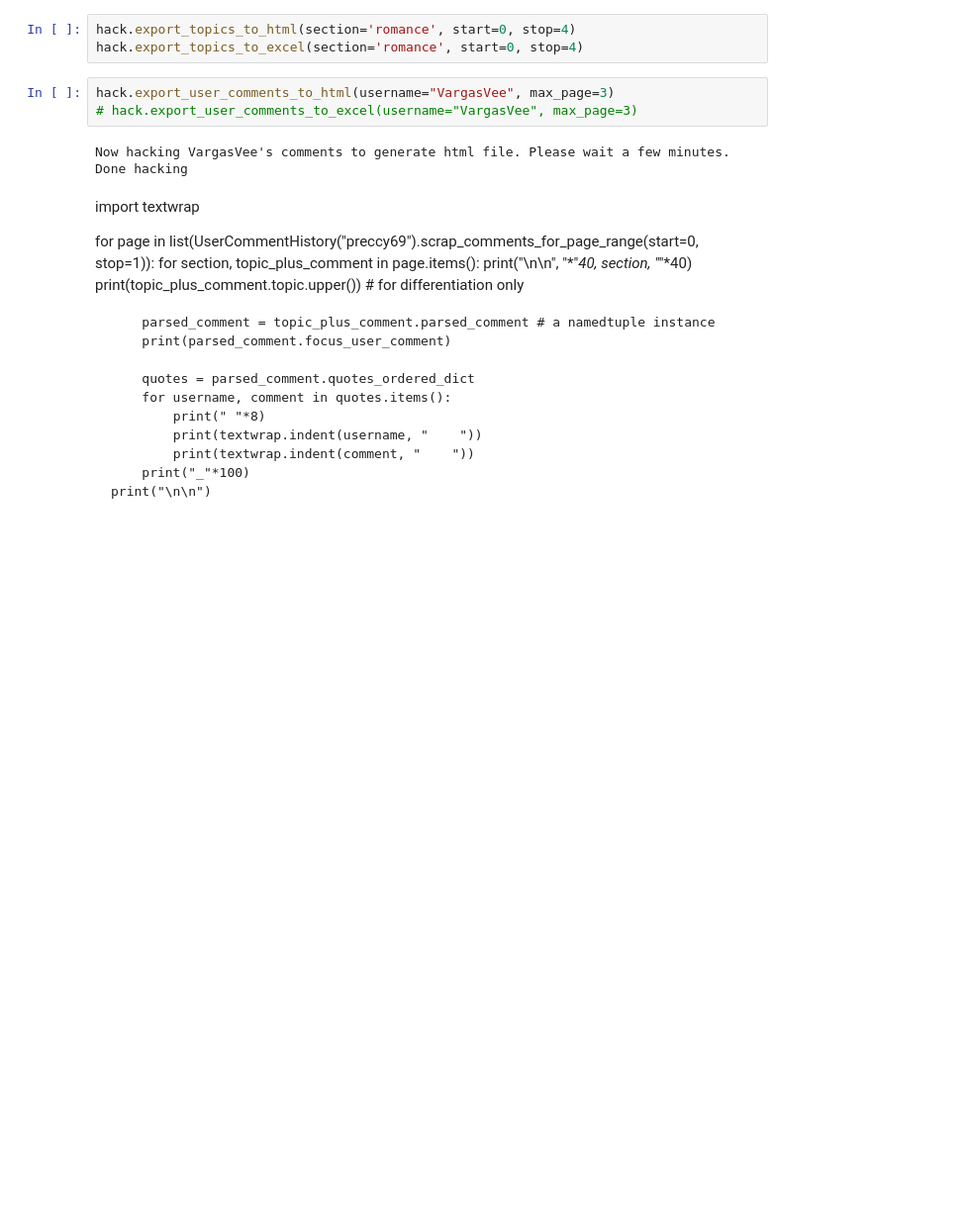
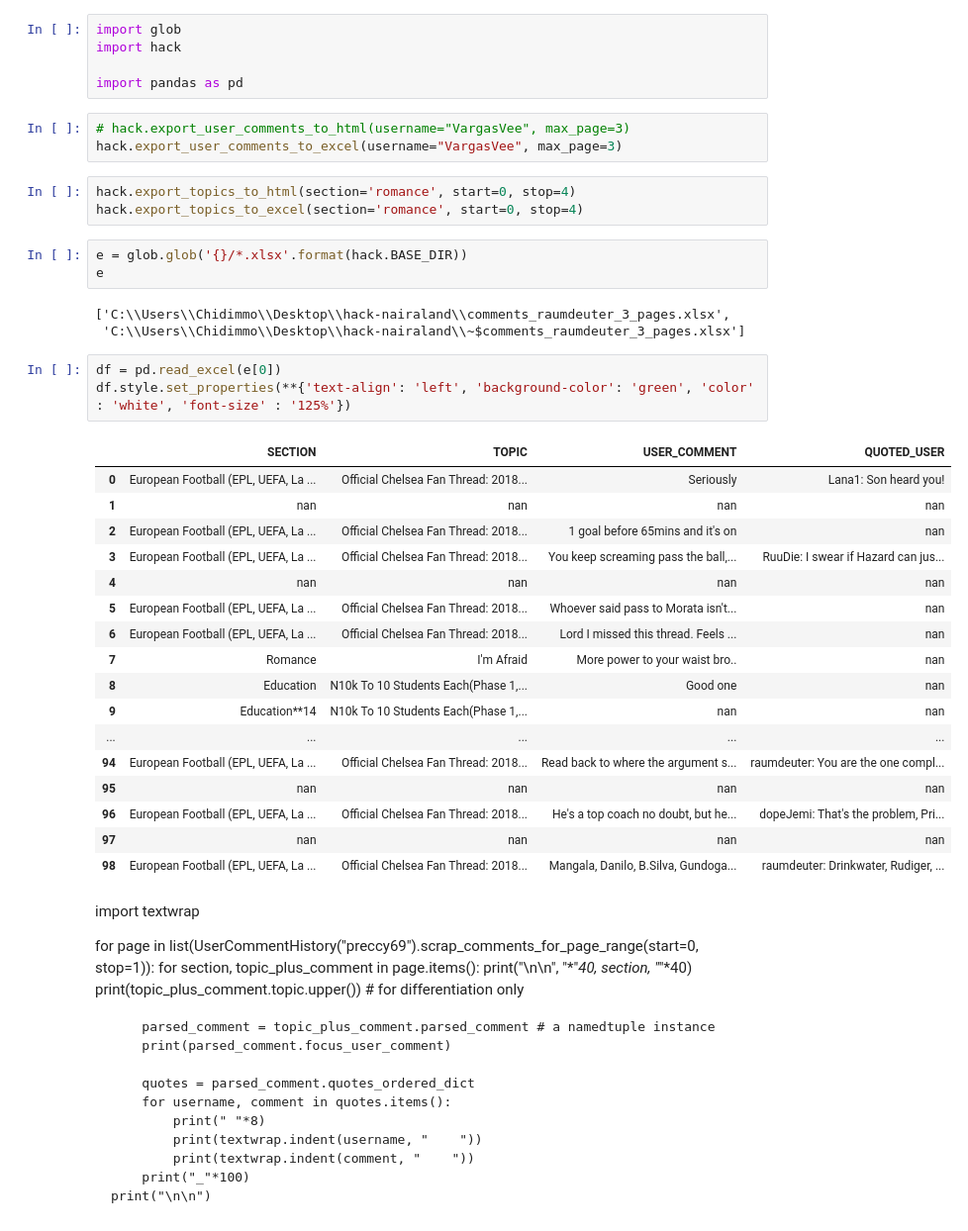
Before and after one commit to chidimo/hack-nairaland, a Jupyter notebook: Hack Nairaland.ipynb, the cells around one changed output. Shown: that part at 99% size. Drawn from its saved outputs; the diff is of its cells as text; blank space fills up the shorter version.

```diff
--- a/Hack Nairaland.ipynb
+++ b/Hack Nairaland.ipynb
@@ -7,12 +7,41 @@ import hack
+# %%
+import glob
+import hack
+
+import pandas as pd
+# %%
+# hack.export_user_comments_to_html(username="VargasVee", max_page=3)
+hack.export_user_comments_to_excel(username="VargasVee", max_page=3)
 # %%
 hack.export_topics_to_html(section='romance', start=0, stop=4)
 hack.export_topics_to_excel(section='romance', start=0, stop=4)
-# %%
-hack.export_user_comments_to_html(username="VargasVee", max_page=3)
-# hack.export_user_comments_to_excel(username="VargasVee", max_page=3)
-# %% [output]
-Now hacking VargasVee's comments to generate html file. Please wait a few minutes.
-Done hacking
+# %%
+e = glob.glob('{}/*.xlsx'.format(hack.BASE_DIR))
+e
+# %% [output]
+['C:\\Users\\Chidimmo\\Desktop\\hack-nairaland\\comments_raumdeuter_3_pages.xlsx',
+ 'C:\\Users\\Chidimmo\\Desktop\\hack-nairaland\\~$comments_raumdeuter_3_pages.xlsx']
+# %%
+df = pd.read_excel(e[0])
+df.style.set_properties(**{'text-align': 'left', 'background-color': 'green', 'color' : 'white', 'font-size' : '125%'})
+# %% [output]
+|  | SECTION | TOPIC | USER_COMMENT | QUOTED_USER |
+| 0 | European Football (EPL, UEFA, La ... | Official Chelsea Fan Thread: 2018... | Seriously | Lana1: Son heard you! |
+| 1 | nan | nan | nan | nan |
+| 2 | European Football (EPL, UEFA, La ... | Official Chelsea Fan Thread: 2018... | 1 goal before 65mins and it's on | nan |
+| 3 | European Football (EPL, UEFA, La ... | Official Chelsea Fan Thread: 2018... | You keep screaming pass the ball,... | RuuDie: I swear if Hazard can jus... |
+| 4 | nan | nan | nan | nan |
+| 5 | European Football (EPL, UEFA, La ... | Official Chelsea Fan Thread: 2018... | Whoever said pass to Morata isn't... | nan |
+| 6 | European Football (EPL, UEFA, La ... | Official Chelsea Fan Thread: 2018... | Lord I missed this thread. Feels ... | nan |
+| 7 | Romance | I'm Afraid | More power to your waist bro.. | nan |
+| 8 | Education | N10k To 10 Students Each(Phase 1,... | Good one | nan |
+| 9 | Education**14 | N10k To 10 Students Each(Phase 1,... | nan | nan |
+| ... | ... | ... | ... | ... |
+| 94 | European Football (EPL, UEFA, La ... | Official Chelsea Fan Thread: 2018... | Read back to where the argument s... | raumdeuter: You are the one compl... |
+| 95 | nan | nan | nan | nan |
+| 96 | European Football (EPL, UEFA, La ... | Official Chelsea Fan Thread: 2018... | He's a top coach no doubt, but he... | dopeJemi: That's the problem, Pri... |
+| 97 | nan | nan | nan | nan |
+| 98 | European Football (EPL, UEFA, La ... | Official Chelsea Fan Thread: 2018... | Mangala, Danilo, B.Silva, Gundoga... | raumdeuter: Drinkwater, Rudiger, ... |
 # %% [markdown]
 import textwrap
 
```
Also changed, not shown: parts of 6 cells of this notebook, 3 other files.
